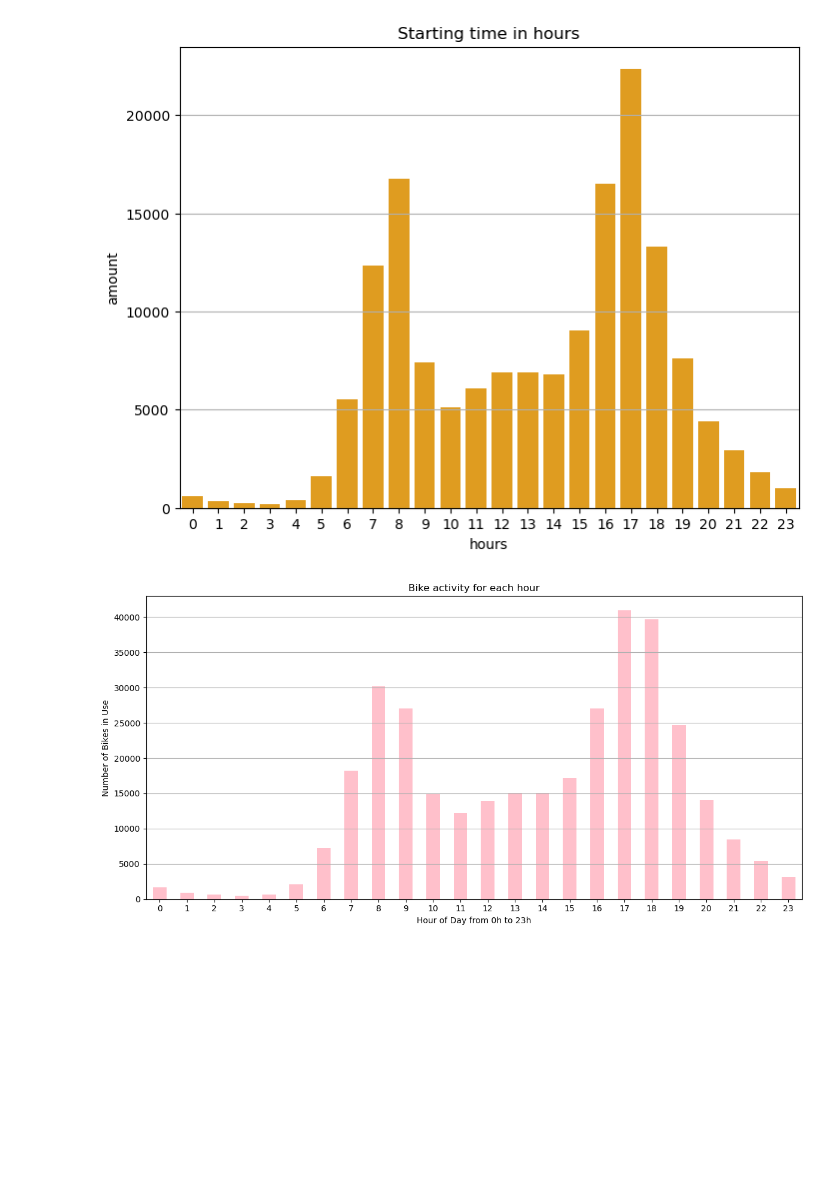
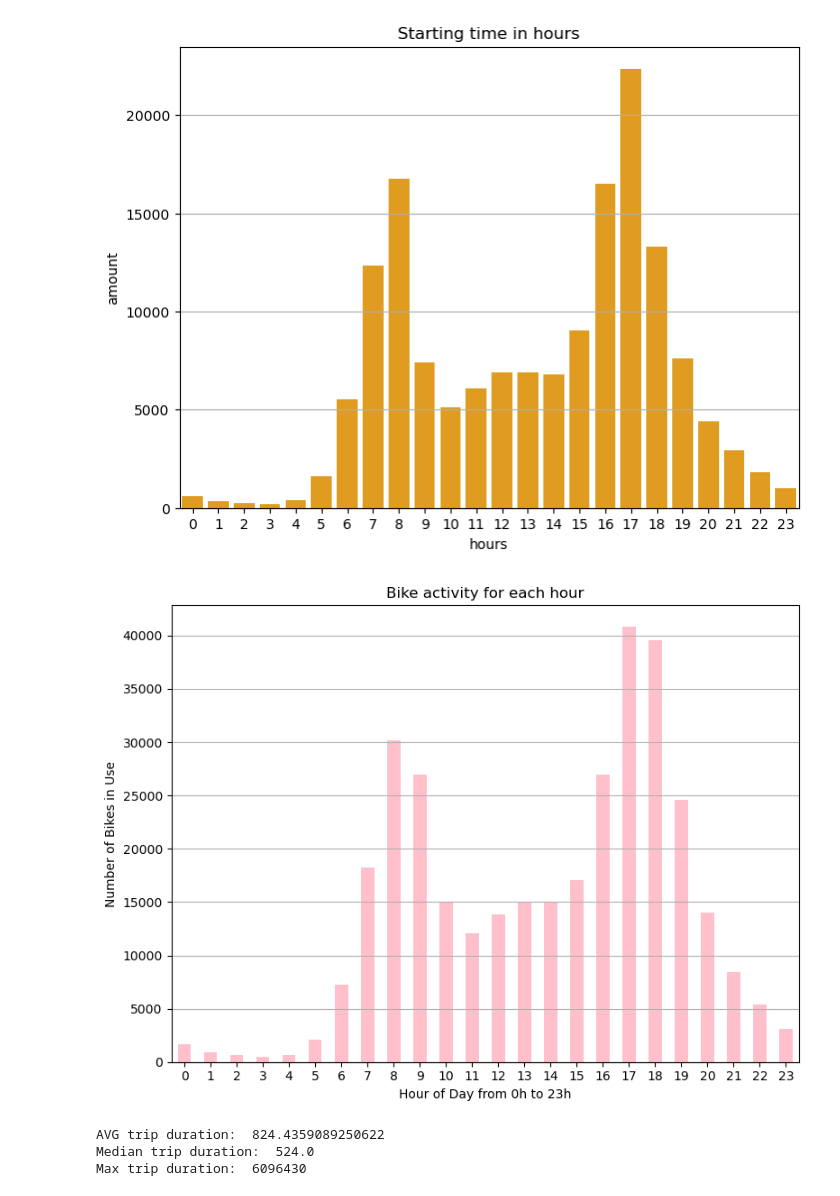
Before and after one commit to kbui-03/ChicagoBikeProject, a Jupyter notebook: rayn_branch_datetime.ipynb, the cells around one changed output. Cells and saved outputs as stored; diff of their text form; code cells hidden in the pictures; blank space fills up the shorter version.

```diff
--- a/rayn_branch_datetime.ipynb
+++ b/rayn_branch_datetime.ipynb
@@ -14,0 +20,3 @@ df_bike_clean.head()
+# %%
+df_bike_clean = pd.read_csv("bike_data_clean.csv")
+df_bike_clean.head()
@@ -90,5 +124,7 @@ df_bike_cleaned.head()
 # %%
 #hour of day
-df_bike_clean['START TIME'] = pd.to_datetime(df_bike_clean['START TIME'])
-df_bike_clean['HOUR OF DAY'] = df_bike_clean['START TIME'].dt.hour
-df_bike_clean.tail()
+df_bike_cleaned['START TIME'] = pd.to_datetime(df_bike_cleaned['START TIME'])
+df_bike_cleaned['HOUR OF DAY'] = df_bike_cleaned['START TIME'].dt.hour
+df_bike_cleaned.tail()
+
+# in Milestone 2
@@ -106,67 +149,66 @@ plt.show()
 # %% [output]
 [figure]
 # %%
-import pandas as pd
-import numpy as np
-import matplotlib.pyplot as plt
 
 #ChatGPT:
 # (…) but lets change it so that independent from the date,
 # the count for the hour is shownbut lets change it so that independent from the date, the count for the hour is shown
 
 # need to determine the end time with the trip duration
-df_bike_clean['START TIME'] = pd.to_datetime(df_bike_clean['START TIME'])
-df_bike_clean['END TIME'] = df_bike_clean['START TIME'] + pd.to_timedelta(df_bike_clean['TRIP DURATION'], unit='s')
+df_bike_cleaned['START TIME'] = pd.to_datetime(df_bike_cleaned['START TIME'])
+df_bike_cleaned['END TIME'] = df_bike_cleaned['START TIME'] + pd.to_timedelta(df_bike_cleaned['TRIP DURATION'], unit='s')
 
 # we need an array or series in this case for each hour
 hourly_counts = pd.Series(0, index=range(24))
 
 # for each trip we need to determine the start and end
 # then we have to add them as one count for the designated hour
-for _, row in df_bike_clean.iterrows():
+for _, row in df_bike_cleaned.iterrows():
     start = row['START TIME']
     end = row['END TIME']
 
     # we need the range of the trip
     start_hour = start.hour
     end_hour = end.hour + (end.minute > 0 or end.second > 0)  # round up if not exact
 
     # case: if it passes midnight during the trip
     if end < start:
         end_hour += 24  # if data contains such cases
 
     for h in range(start_hour, end_hour + 1):
         hourly_counts[h % 24] += 1  # modulo for wrapping around 24h
 
 
-plt.figure(figsize=(12, 6))
+plt.figure(figsize=(8, 6))
 hourly_counts.sort_index().plot(kind='bar', color='pink')
 
 plt.title('Bike activity for each hour')
 plt.xlabel('Hour of Day from 0h to 23h')
 plt.ylabel('Number of Bikes in Use')
 plt.xticks(rotation=0)
 # ChatGPT:
 # "how do i rotate the numbers of the x axes in the bar char"
 # Example: Rotate x-axis labels 45 degrees
 plt.grid(axis='y')
 plt.tight_layout()
 plt.show()
 # %% [output]
-[figure, old version]
+[figure, new version]
 # %%
 # average bike duration
 
-bike_trip_mean = df_bike_clean['TRIP DURATION'].aggregate('mean')
-print(bike_trip_mean)
+bike_trip_mean = df_bike_cleaned['TRIP DURATION'].aggregate('mean')
+print("AVG trip duration: ", bike_trip_mean)
 
-bike_trip_median = df_bike_clean['TRIP DURATION'].aggregate('median')
-print(bike_trip_median)
+bike_trip_median = df_bike_cleaned['TRIP DURATION'].aggregate('median')
+print("Median trip duration: ", bike_trip_median)
 
-print(df_bike_clean['TRIP DURATION'].max())
+print("Max trip duration: ", df_bike_cleaned['TRIP DURATION'].max())
+
+df_bike_cleaned = df_bike_cleaned[df_bike_cleaned["TRIP DURATION"] <= 7200]
 
 # bar chart for every trip duration
-# trip_duration_count = df_bike_clean['TRIP DURATION'].value_counts().sort_index()
+# trip_duration_count = df_bike_cleaned['TRIP DURATION'].value_counts().sort_index()
 
 # plt.figure(figsize=(8,6))
 # trip_duration_count.plot(kind="bar", color="green")
@@ -178,8 +220,8 @@ print(df_bike_clean['TRIP DURATION'].max())
 
 # bins =
 
-# df_bike_clean['DURATION_GROUP'] = pd.cut(df_bike_clean['TRIP DURATION'], bins=bins, right=False)
-# duration_group_counts = df_bike_clean['DURATION_GROUP'].value_counts().sort_index()
+# df_bike_cleaned['DURATION_GROUP'] = pd.cut(df_bike_cleaned['TRIP DURATION'], bins=bins, right=False)
+# duration_group_counts = df_bike_cleaned['DURATION_GROUP'].value_counts().sort_index()
 
 # duration_group_counts.plot(kind='bar', color='orange')
 
@@ -191,3 +233,7 @@ print(df_bike_clean['TRIP DURATION'].max())
 # plt.xticks(rotation = 45)
 # plt.tight_layout()
 # plt.show()
+# %% [output]
+AVG trip duration:  824.4359089250622
+Median trip duration:  524.0
+Max trip duration:  6096430
```
Also changed, not shown: parts of 13 cells of this notebook.
